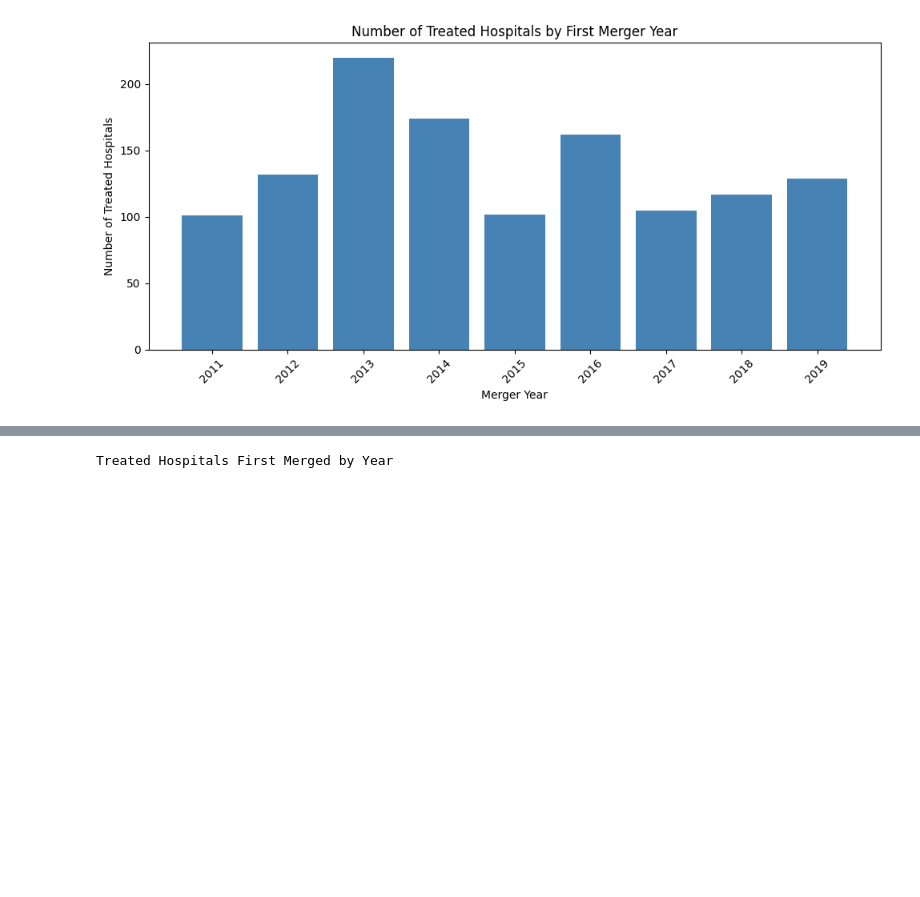
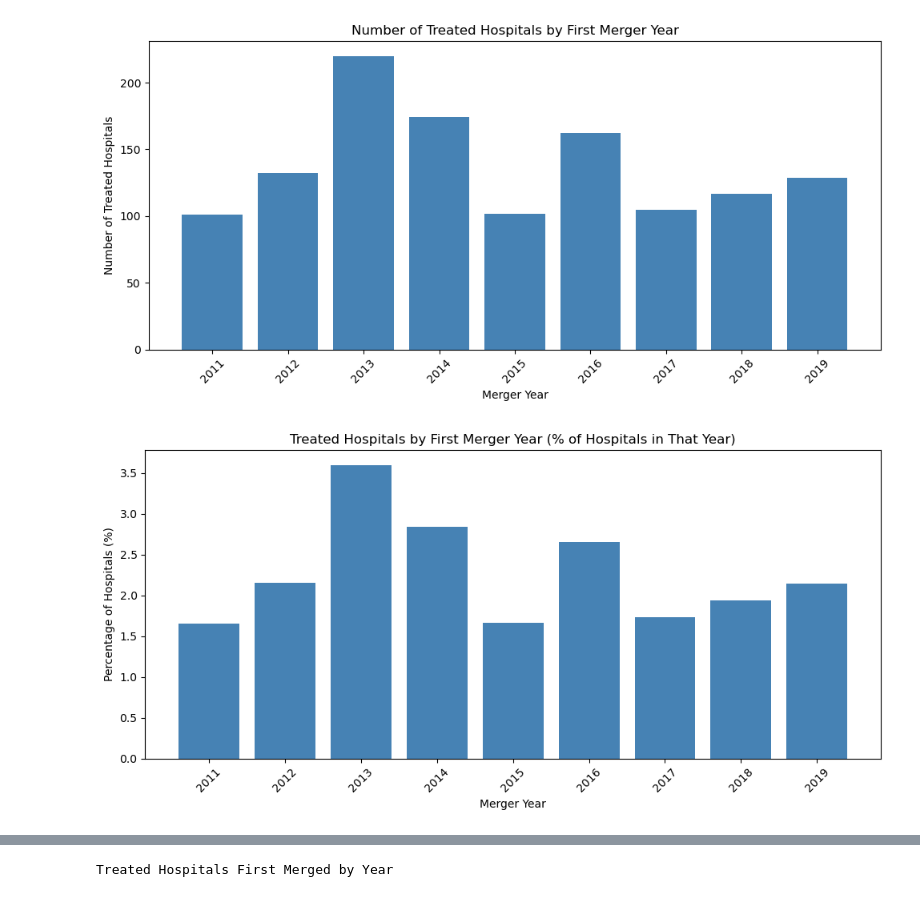
Before and after one commit to FarnooshMemari/IDS_701_final_project, a Jupyter notebook: 02_data_preparation/02_Exploratory_data_analysis.ipynb, the cells around one changed output, grey strips where cells are left out. Cells and saved outputs as stored; diff of their text form; code cells hidden in the pictures; blank space fills up the shorter version.

```diff
--- a/02_data_preparation/02_Exploratory_data_analysis.ipynb
+++ b/02_data_preparation/02_Exploratory_data_analysis.ipynb
@@ -325,3 +325,23 @@ plt.savefig(
 plt.show()
 # %% [output]
 [figure]
+# %%
+total_by_year = hospital_panel_df.groupby("fiscal_year")["ccn"].nunique()
+
+treated_pct_by_year = (treated_by_year / total_by_year) * 100
+
+plt.figure(figsize=(10, 5))
+plt.bar(treated_pct_by_year.index, treated_pct_by_year.values, color="steelblue")
+plt.xlabel("Merger Year")
+plt.ylabel("Percentage of Hospitals (%)")
+plt.title("Treated Hospitals by First Merger Year (% of Hospitals in That Year)")
+plt.xticks(treated_pct_by_year.index, rotation=45)
+plt.tight_layout()
+plt.savefig(
+    eda_fig_dir / "treated_hospitals_by_first_merger_year.png",
+    dpi=300,
+    bbox_inches="tight",
+)
+plt.show()
+# %% [output]
+[figure, added]
```
Also changed, not shown: parts of 6 cells of this notebook.
